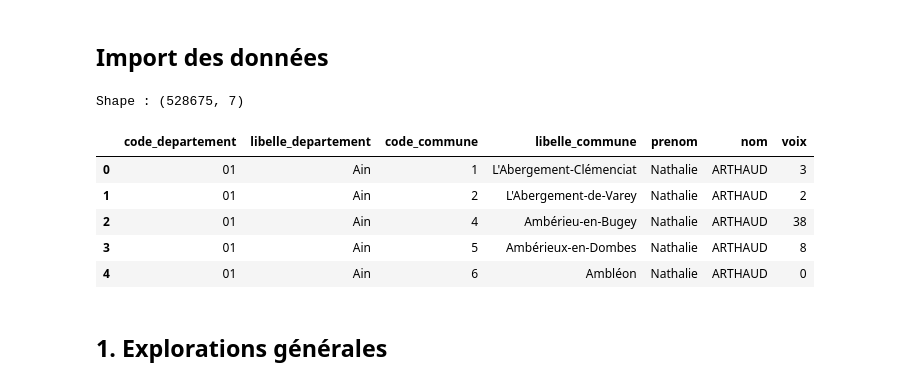
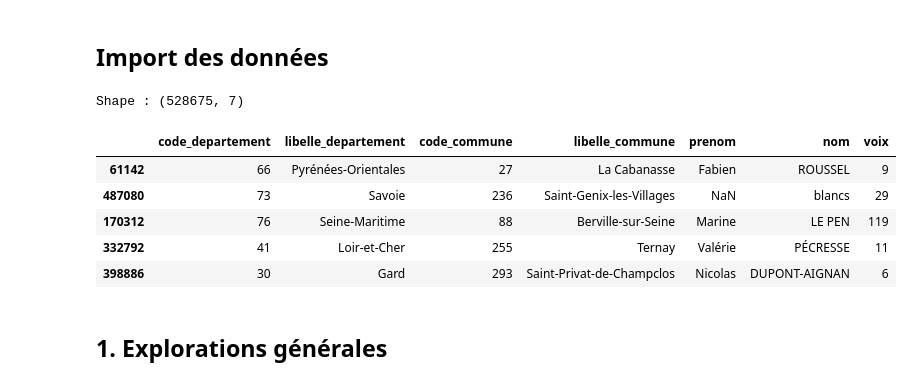
Before and after one commit to Laurine-ensai/evaluation_intermediaire_python_ds, a Jupyter notebook: reponses.ipynb, the cells around one changed output. Drawn from its saved outputs; the diff is of its cells as text; code cells hidden in the pictures.

Commit message:
nouveau tableau gt

```diff
--- a/reponses.ipynb
+++ b/reponses.ipynb
@@ -9,17 +7,17 @@ import cartiflette
 # %%
 df = pd.read_csv(
  'https://www.data.gouv.fr/fr/datasets/r/182268fc-2103-4bcb-a850-6cf90b02a9eb'
 )
 print(f"Shape : {df.shape}")
-df.head()
+df.sample(5)
 # %% [output]
 Shape : (528675, 7)
 |  | code_departement | libelle_departement | code_commune | libelle_commune | prenom | nom | voix |
-| 0 | 01 | Ain | 1 | L'Abergement-Clémenciat | Nathalie | ARTHAUD | 3 |
-| 1 | 01 | Ain | 2 | L'Abergement-de-Varey | Nathalie | ARTHAUD | 2 |
-| 2 | 01 | Ain | 4 | Ambérieu-en-Bugey | Nathalie | ARTHAUD | 38 |
-| 3 | 01 | Ain | 5 | Ambérieux-en-Dombes | Nathalie | ARTHAUD | 8 |
-| 4 | 01 | Ain | 6 | Ambléon | Nathalie | ARTHAUD | 0 |
+| 61142 | 66 | Pyrénées-Orientales | 27 | La Cabanasse | Fabien | ROUSSEL | 9 |
+| 487080 | 73 | Savoie | 236 | Saint-Genix-les-Villages | NaN | blancs | 29 |
+| 170312 | 76 | Seine-Maritime | 88 | Berville-sur-Seine | Marine | LE PEN | 119 |
+| 332792 | 41 | Loir-et-Cher | 255 | Ternay | Valérie | PÉCRESSE | 11 |
+| 398886 | 30 | Gard | 293 | Saint-Privat-de-Champclos | Nicolas | DUPONT-AIGNAN | 6 |
 # %% [markdown]
 ## 1. Explorations générales
 # %% [markdown]
```
Also changed, not shown: parts of 6 cells of this notebook, 5 other files.
